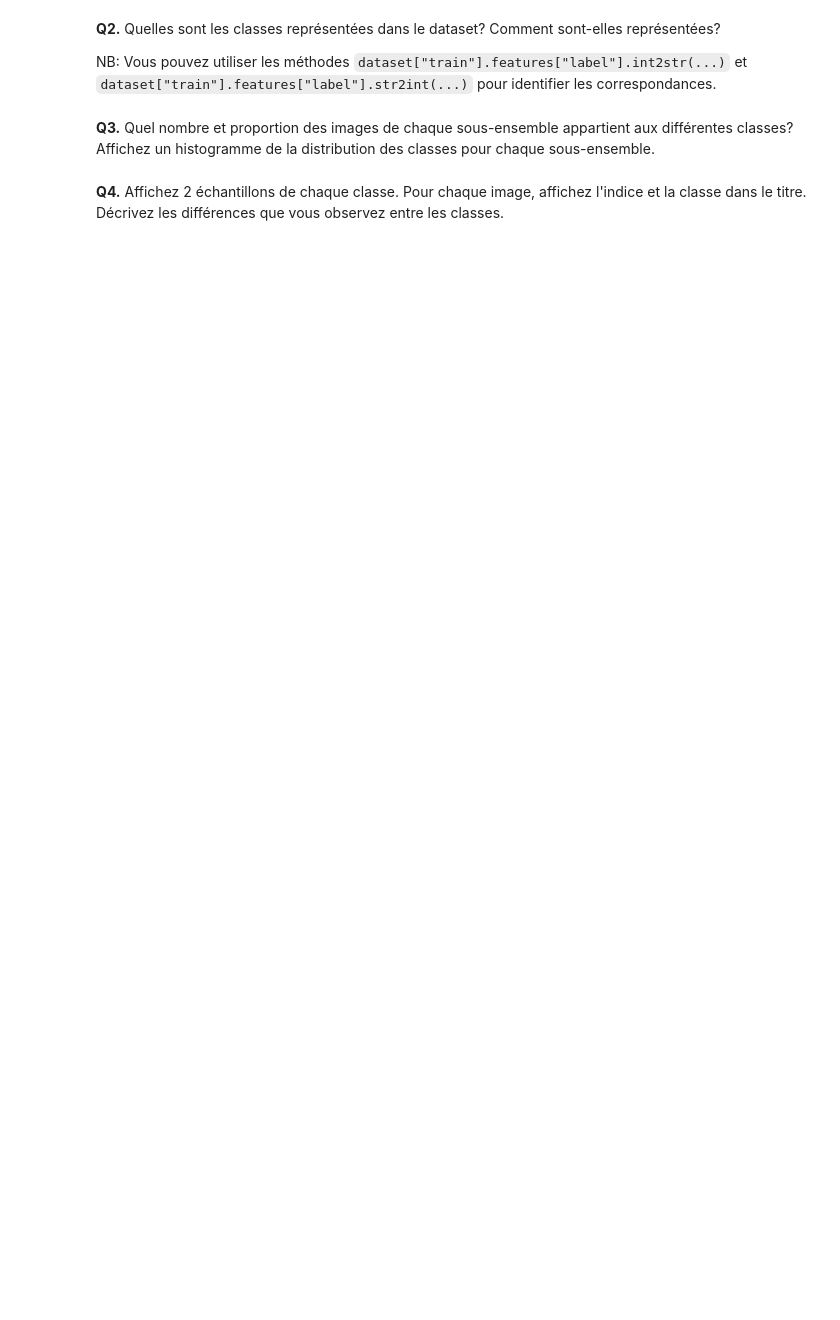
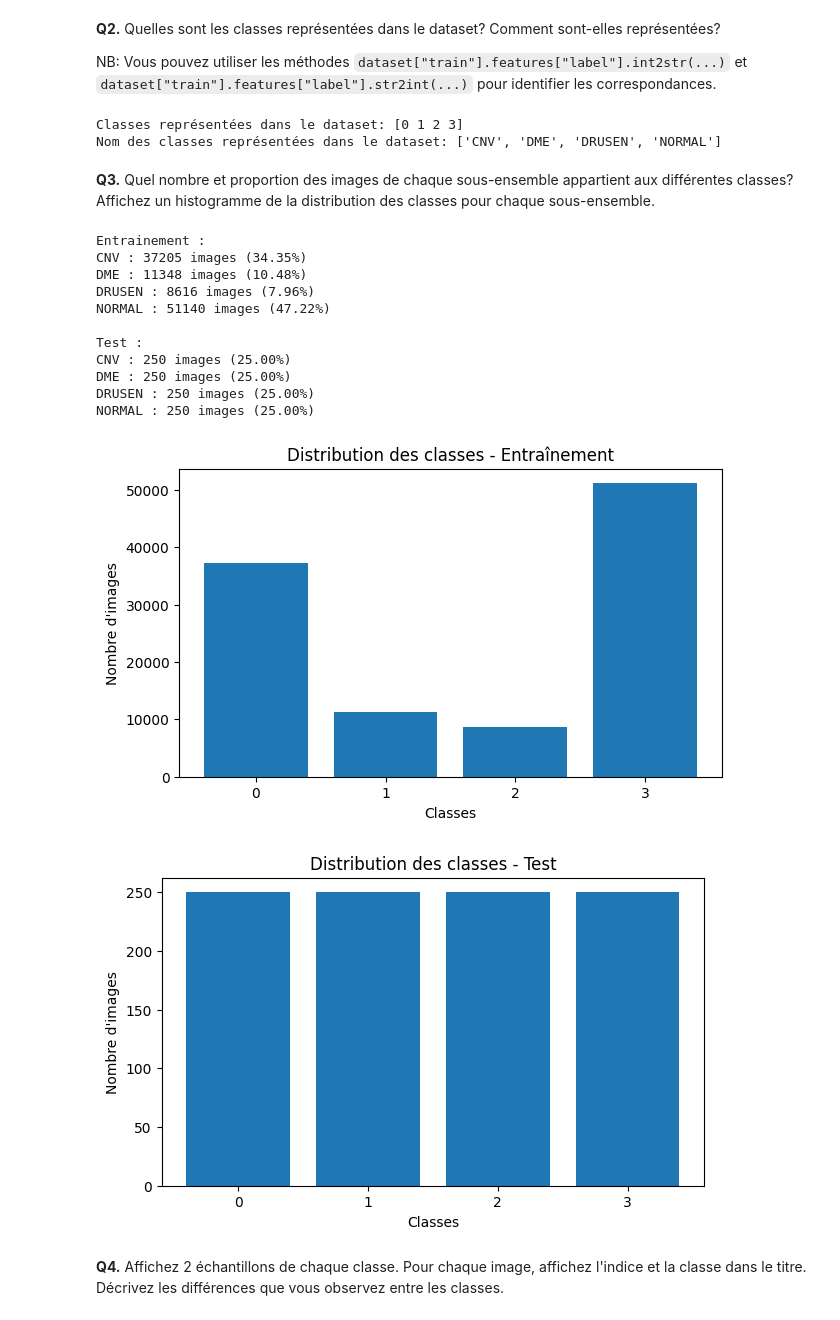
Before and after one commit to slima5/GBM8770, a Jupyter notebook: TP2/tp2_seance2.ipynb, the cells around one changed output. Saved outputs shown, nothing was run; the diff lists cells and outputs as text; code cells hidden in the pictures; blank space fills up the shorter version.

```diff
--- a/TP2/tp2_seance2.ipynb
+++ b/TP2/tp2_seance2.ipynb
@@ -37,2 +52,7 @@ dataset["test"] = dataset["test"].with_format("numpy")
 # %% [markdown]
 **Q1.** Combien d'images y a-t-il dans chaque sous-ensemble du dataset?
+# %%
+total_train = len(dataset["train"])
+total_test = len(dataset["test"])
+print(f"Nombre d'images dans 'train': {total_train}")
+print(f"Nombre d'images dans 'test': {total_test}")
@@ -40,7 +63,66 @@ dataset["test"] = dataset["test"].with_format("numpy")
 **Q2.** Quelles sont les classes représentées dans le dataset? Comment sont-elles représentées?
 
 NB: Vous pouvez utiliser les méthodes `dataset["train"].features["label"].int2str(...)` et `dataset["train"].features["label"].str2int(...)` pour identifier les correspondances.
+# %%
+#On veut identifier les labels utilisées sur les images pusiqu'elles indiquent la classe.
+#np.unique permet d'avoir chaque type de label une fois.
+classes = np.unique(dataset["train"]["label"])
+print(f"Classes représentées dans le dataset: {classes}")
+#Les classes sont indiqués par des chiffres qui leurs sont associés mais on veut savoir chacune correspond à quelle description.
+print(f"Nom des classes représentées dans le dataset: {dataset["train"].features["label"].names}")
+#On n'a pas besoin de vérifier pour le 2e dataset car c'est sûrement les mêmes labels.
+# %% [output]
+Classes représentées dans le dataset: [0 1 2 3]
+Nom des classes représentées dans le dataset: ['CNV', 'DME', 'DRUSEN', 'NORMAL']
 # %% [markdown]
 **Q3.** Quel nombre et proportion des images de chaque sous-ensemble appartient aux différentes classes? Affichez un histogramme de la distribution des classes pour chaque sous-ensemble.
+# %%
+#Il faut transformer les labels (liste) en matrice pour pouvoir comparer chaque élément de la liste individuellement.
+labels_train = np.array(dataset["train"]["label"])
+labels_test = np.array(dataset["test"]["label"])
+
+#np.bicount permet de compter combien de fois chacune des labels est répétés dans notre sous-ensemble
+nb_train = np.bincount(labels_train)
+nb_test = np.bincount(labels_test)
+
+#Proportion d'images de chaque label/classe dans chaque sous-ensemble.
+proportion_train = nb_train / total_train
+proportion_test = nb_test / total_test
+
+nom_classes = dataset["train"].features["label"].names
+
+print("Entrainement :")
+
+for i in range(4):
+  print(f"{nom_classes[i]} : {nb_train[i]} images ({proportion_train[i]:.2%})")
+
+print("\nTest :")
+
+for i in range(4):
+    print(f"{nom_classes[i]} : {nb_test[i]} images ({proportion_test[i]:.2%})")
+
+for sous_ensemble, nombres in [("Entraînement", nb_train), ("Test", nb_test)]:
+
+    plt.figure(figsize=(7, 4))
+    plt.bar(classes, nombres)
+    plt.xlabel("Classes")
+    plt.ylabel("Nombre d'images")
+    plt.xticks([0, 1, 2, 3])
+    plt.title(f"Distribution des classes - {sous_ensemble}")
+    plt.show()
+# %% [output]
+Entrainement :
+CNV : 37205 images (34.35%)
+DME : 11348 images (10.48%)
+DRUSEN : 8616 images (7.96%)
+NORMAL : 51140 images (47.22%)
+
+Test :
+CNV : 250 images (25.00%)
+DME : 250 images (25.00%)
+DRUSEN : 250 images (25.00%)
+NORMAL : 250 images (25.00%)
+[figure, added]
+[figure, added]
 # %% [markdown]
 **Q4.** Affichez 2 échantillons de chaque classe. Pour chaque image, affichez l'indice et la classe dans le titre. Décrivez les différences que vous observez entre les classes.
```
Also changed, not shown: parts of 23 cells of this notebook.
